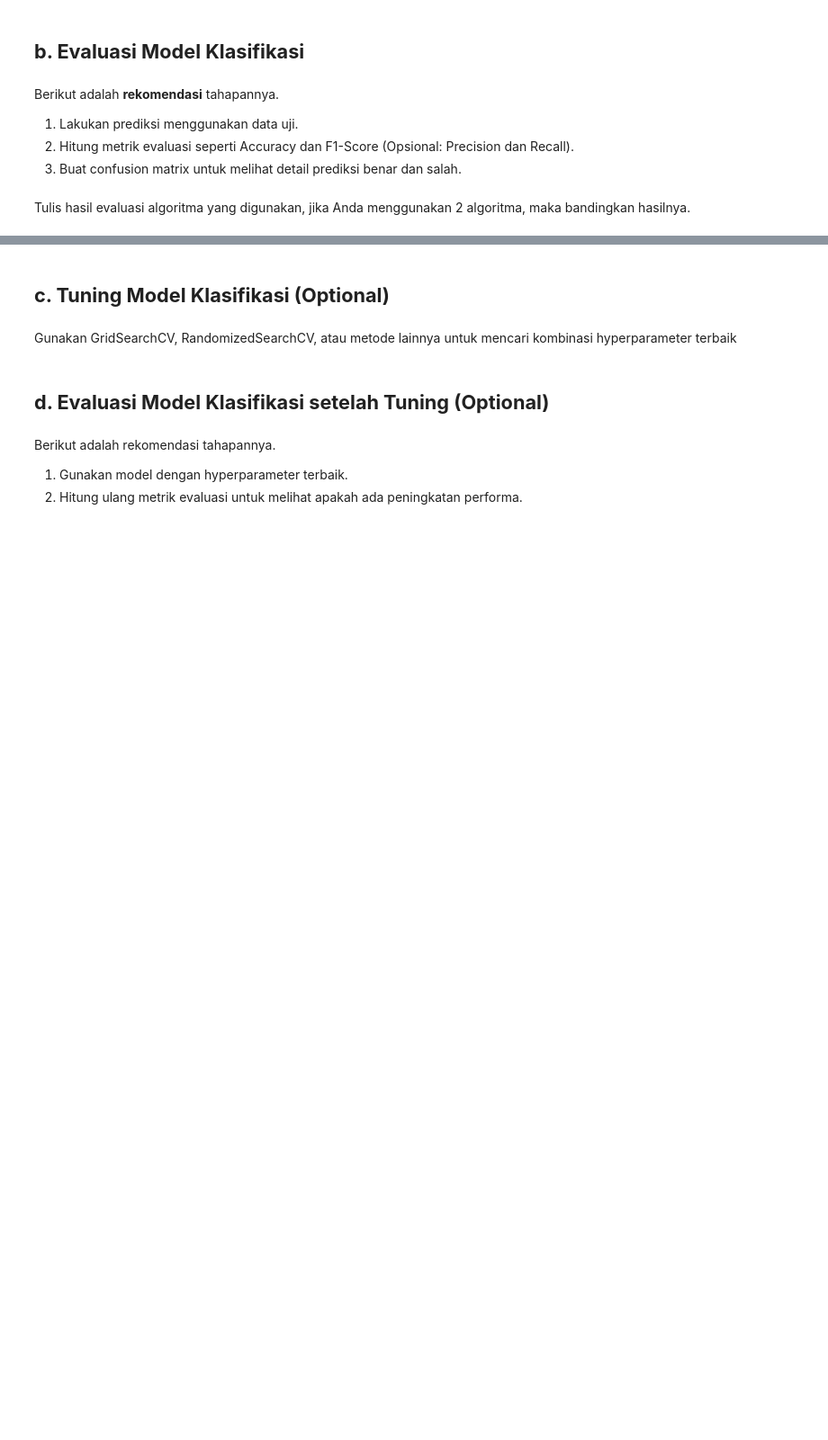
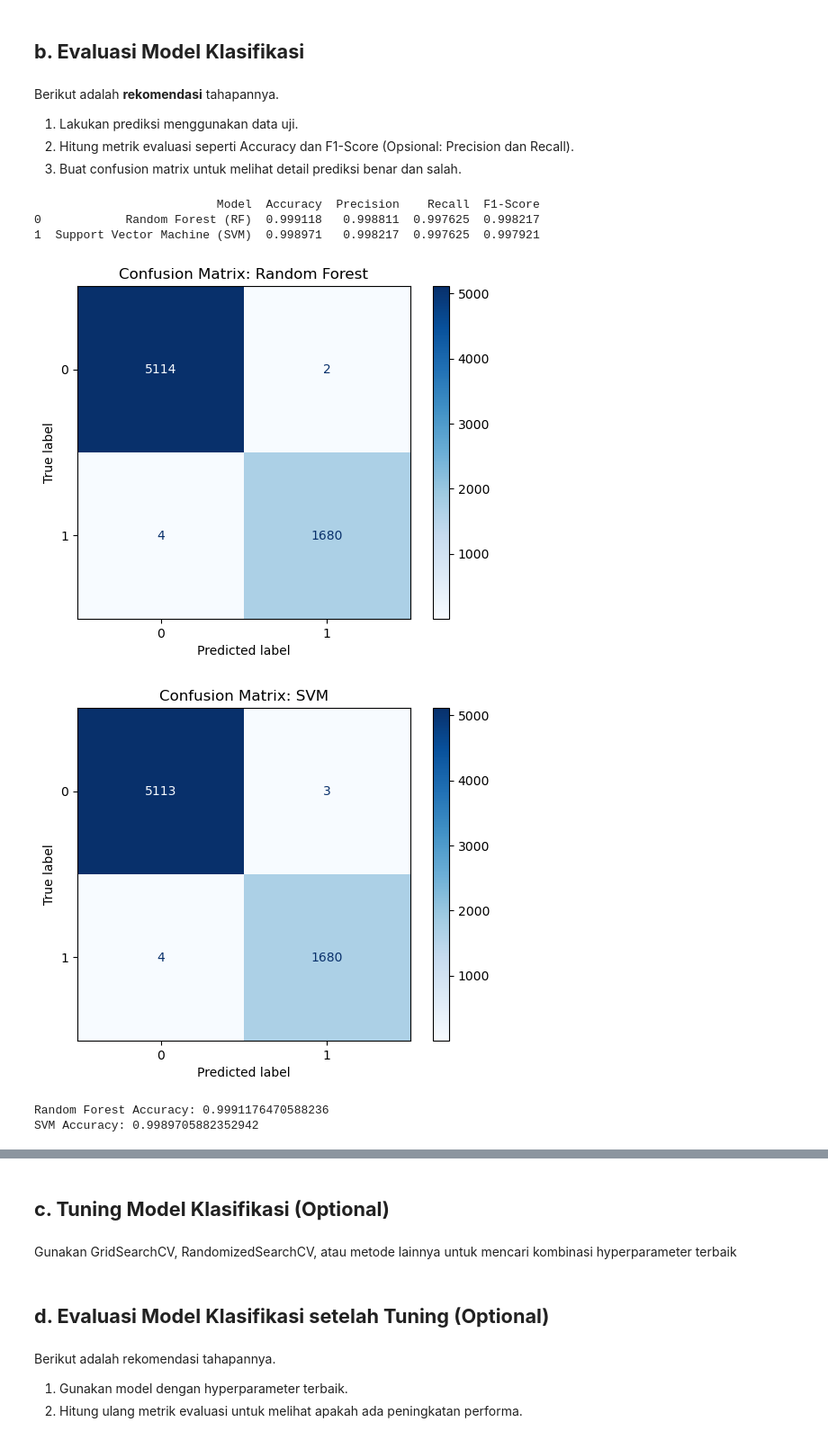
Before and after one commit to gerynsb/Project_ML_Classification, a Jupyter notebook: [Klasifikasi]_Submission_Akhir_BMLP_Dean Gery Pasamba.ipynb, the cells around one changed output, grey strips where cells are left out. Shown at 90% size. Cells and saved outputs as stored; diff of their text form; code cells hidden in the pictures; blank space fills up the shorter version.

Commit message:
Add : Confusion Matrix

```diff
--- a/[Klasifikasi]_Submission_Akhir_BMLP_Dean Gery Pasamba.ipynb
+++ b/[Klasifikasi]_Submission_Akhir_BMLP_Dean Gery Pasamba.ipynb
@@ -106,6 +106,7 @@ float64
 # %%
 # Konversi target menjadi integer
 y_train = y_train.astype(int)
+y_test = y_test.astype(int)
 # %%
 # Pelatihan model menggunakan algoritma Random Forest dan SVM
 rf = RandomForestClassifier().fit(X_train, y_train)
@@ -128,2 +127,72 @@ Berikut adalah **rekomendasi** tahapannya.
-# %% [markdown]
-Tulis hasil evaluasi algoritma yang digunakan, jika Anda menggunakan 2 algoritma, maka bandingkan hasilnya.
+# %%
+# Fungsi untuk mengevaluasi dan mengembalikan hasil sebagai kamus
+def evaluate_model(model, X_test, y_test):
+    y_pred = model.predict(X_test)
+    cm = confusion_matrix(y_test, y_pred)
+    tn, fp, fn, tp = cm.ravel()
+    results = {
+        'Confusion Matrix': cm,
+        'True Positive (TP)' : tp,
+        'False Positive (FP)' : fp,
+        'False Negative (FN)' : fn,
+        'True Negative (TN)' : tn,
+        'Accuracy' : accuracy_score(y_test, y_pred),
+        'Precision' : precision_score(y_test, y_pred),
+        'Recall' : recall_score(y_test, y_pred),
+        'F1-Score' : f1_score(y_test, y_pred)
+    }
+    return results
+
+# Mengevaluasi setiap model dan mengumpulkan hasilnya
+results = {
+    'Random Forest (RF)': evaluate_model(rf, X_test, y_test),
+    'Support Vector Machine (SVM)': evaluate_model(svm, X_test, y_test)
+}
+
+# Membuat dataframe untuk meringkas hasil
+summary_df = pd.DataFrame(columns=['Model', 'Accuracy', 'Precision', 'Recall', 'F1-Score'])
+
+# Isi DataFrame
+rows = []
+for model_name, metrics in results.items():
+    rows.append({
+        'Model': model_name,
+        'Accuracy': metrics['Accuracy'],
+        'Precision': metrics['Precision'],
+        'Recall': metrics['Recall'],
+        'F1-Score': metrics['F1-Score']
+    })
+
+# Konversi daftar kamus ke DataFrame
+summary_df = pd.DataFrame(rows)
+
+# Tampilkan DataFrame
+print(summary_df)
+# %% [output]
+                          Model  Accuracy  Precision    Recall  F1-Score
+0            Random Forest (RF)  0.999118   0.998811  0.997625  0.998217
+1  Support Vector Machine (SVM)  0.998971   0.998217  0.997625  0.997921
+# %%
+from sklearn.metrics import confusion_matrix, ConfusionMatrixDisplay, accuracy_score
+import matplotlib.pyplot as plt
+
+# Confusion Matrix
+cm_rf = confusion_matrix(y_test, y_pred_rf)
+cm_svm = confusion_matrix(y_test, y_pred_svm)
+
+# Visualisasi Confusion Matrix: Random Forest
+disp_rf = ConfusionMatrixDisplay(confusion_matrix=cm_rf, display_labels=rf.classes_)
+disp_rf.plot(cmap=plt.cm.Blues)
+plt.title('Confusion Matrix: Random Forest')
+plt.show()
+
+# Visualisasi Confusion Matrix: SVM
+disp_svm = ConfusionMatrixDisplay(confusion_matrix=cm_svm, display_labels=svm.classes_)
+disp_svm.plot(cmap=plt.cm.Blues)
+plt.title('Confusion Matrix: SVM')
+plt.show()
+# %% [output]
+[figure, added]
+[figure, added]
+Random Forest Accuracy: 0.9991176470588236
+SVM Accuracy: 0.9989705882352942
```
Also changed, not shown: parts of 5 cells of this notebook.
